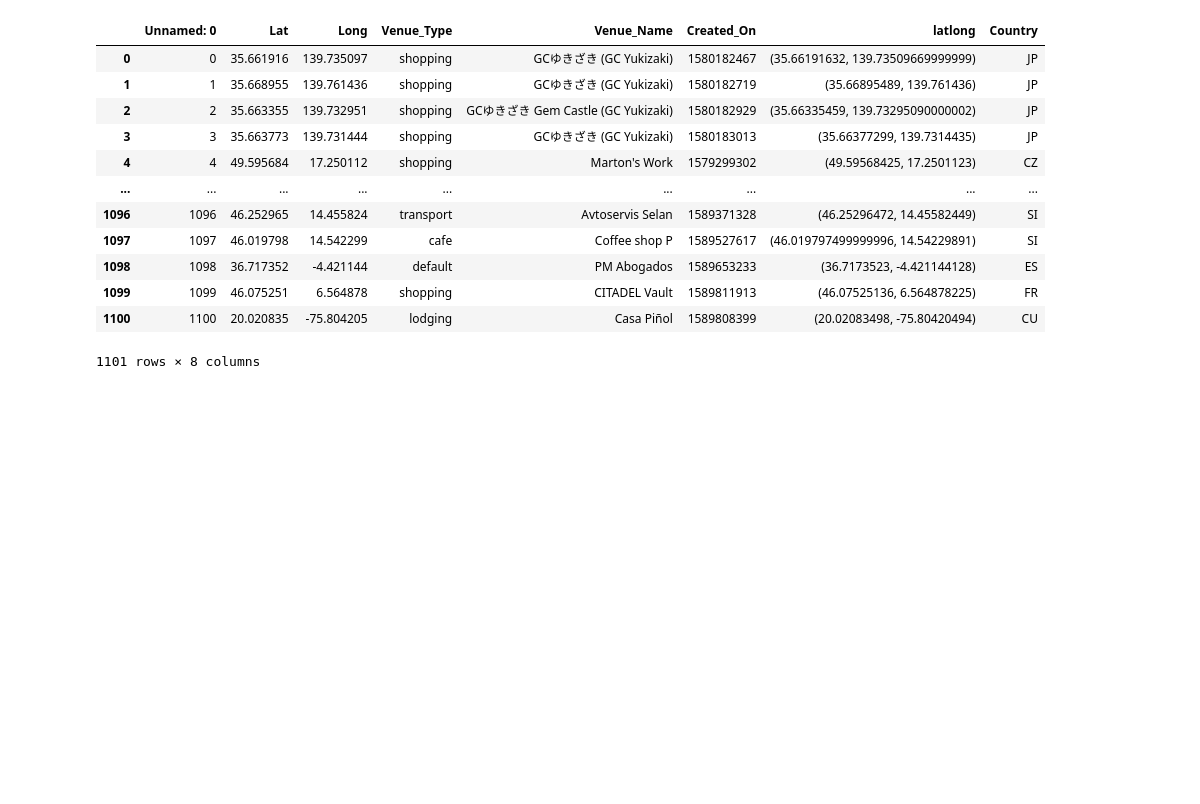
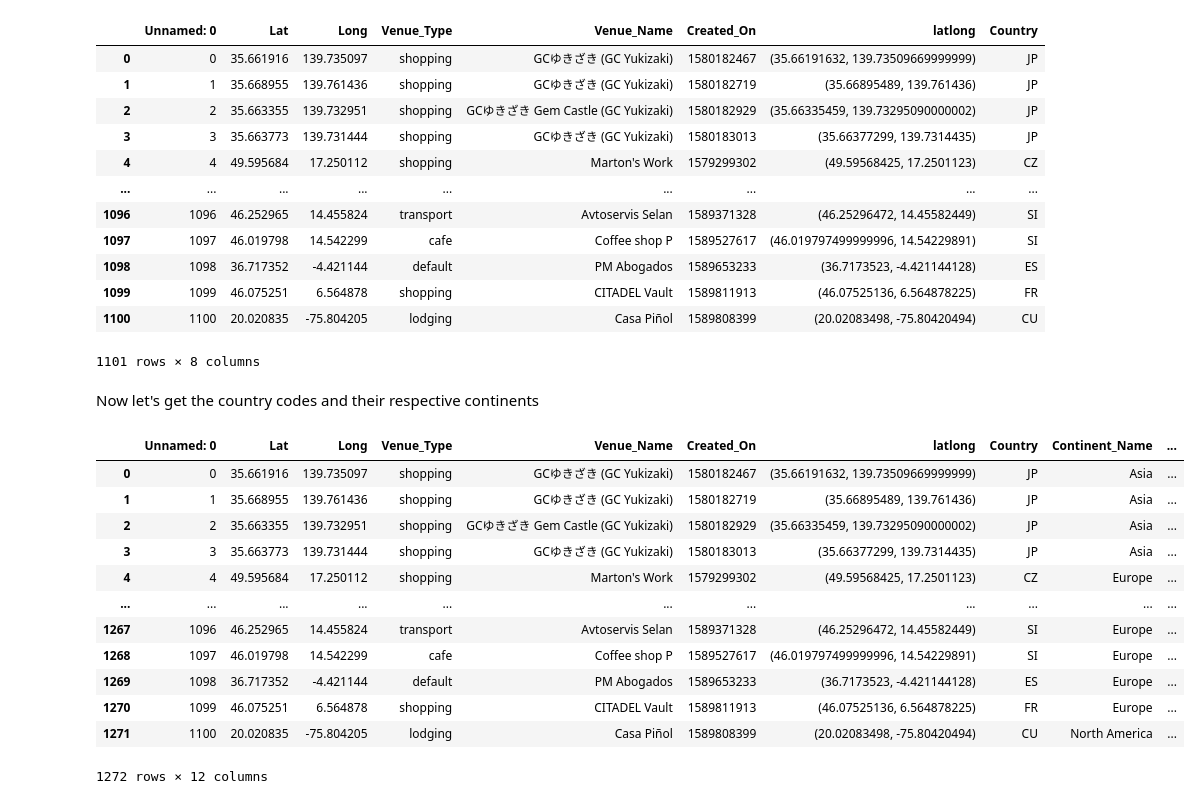
Before and after one commit to djpecot/CryptoMerchants_Map, a Jupyter notebook: Mapping_Viz.ipynb, the cells around one changed output. Cells and saved outputs as stored; diff of their text form; code cells hidden in the pictures; blank space fills up the shorter version.

```diff
--- a/Mapping_Viz.ipynb
+++ b/Mapping_Viz.ipynb
@@ -26,3 +32,33 @@ venues_df
 | 1099 | 1099 | 46.075251 | 6.564878 | shopping | CITADEL Vault | 1589811913 | (46.07525136, 6.564878225) | FR |
 | 1100 | 1100 | 20.020835 | -75.804205 | lodging | Casa Piñol | 1589808399 | (20.02083498, -75.80420494) | CU |
 1101 rows × 8 columns
+# %% [markdown]
+Now let's get the country codes and their respective continents
+# %%
+response = requests.get('https://pkgstore.datahub.io/JohnSnowLabs/country-and-continent-codes-list/country-and-continent-codes-list-csv_csv/data/b7876b7f496677669644f3d1069d3121/country-and-continent-codes-list-csv_csv.csv')
+
+file_object = io.StringIO(response.content.decode('utf-8'))
+
+country_codes_df = pd.read_csv(file_object)
+country_codes_df = country_codes_df.iloc[:,0:5]
+
+# merge this into our original df
+venues_df = venues_df.merge(country_codes_df, right_on='Two_Letter_Country_Code', left_on='Country', how='left')
+venues_df.drop(['Two_Letter_Country_Code'], axis = 1)
+
+# Now want to get countries summary and continents summary
+# country_df
+# %% [output]
+|  | Unnamed: 0 | Lat | Long | Venue_Type | Venue_Name | Created_On | latlong | Country | Continent_Name | ... |
+| 0 | 0 | 35.661916 | 139.735097 | shopping | GCゆきざき (GC Yukizaki) | 1580182467 | (35.66191632, 139.73509669999999) | JP | Asia | ... |
+| 1 | 1 | 35.668955 | 139.761436 | shopping | GCゆきざき (GC Yukizaki) | 1580182719 | (35.66895489, 139.761436) | JP | Asia | ... |
+| 2 | 2 | 35.663355 | 139.732951 | shopping | GCゆきざき Gem Castle (GC Yukizaki) | 1580182929 | (35.66335459, 139.73295090000002) | JP | Asia | ... |
+| 3 | 3 | 35.663773 | 139.731444 | shopping | GCゆきざき (GC Yukizaki) | 1580183013 | (35.66377299, 139.7314435) | JP | Asia | ... |
+| 4 | 4 | 49.595684 | 17.250112 | shopping | Marton's Work | 1579299302 | (49.59568425, 17.2501123) | CZ | Europe | ... |
+| ... | ... | ... | ... | ... | ... | ... | ... | ... | ... | ... |
+| 1267 | 1096 | 46.252965 | 14.455824 | transport | Avtoservis Selan | 1589371328 | (46.25296472, 14.45582449) | SI | Europe | ... |
+| 1268 | 1097 | 46.019798 | 14.542299 | cafe | Coffee shop P | 1589527617 | (46.019797499999996, 14.54229891) | SI | Europe | ... |
+| 1269 | 1098 | 36.717352 | -4.421144 | default | PM Abogados | 1589653233 | (36.7173523, -4.421144128) | ES | Europe | ... |
+| 1270 | 1099 | 46.075251 | 6.564878 | shopping | CITADEL Vault | 1589811913 | (46.07525136, 6.564878225) | FR | Europe | ... |
+| 1271 | 1100 | 20.020835 | -75.804205 | lodging | Casa Piñol | 1589808399 | (20.02083498, -75.80420494) | CU | North America | ... |
+1272 rows × 12 columns
```
Also changed, not shown: parts of 13 cells of this notebook.
